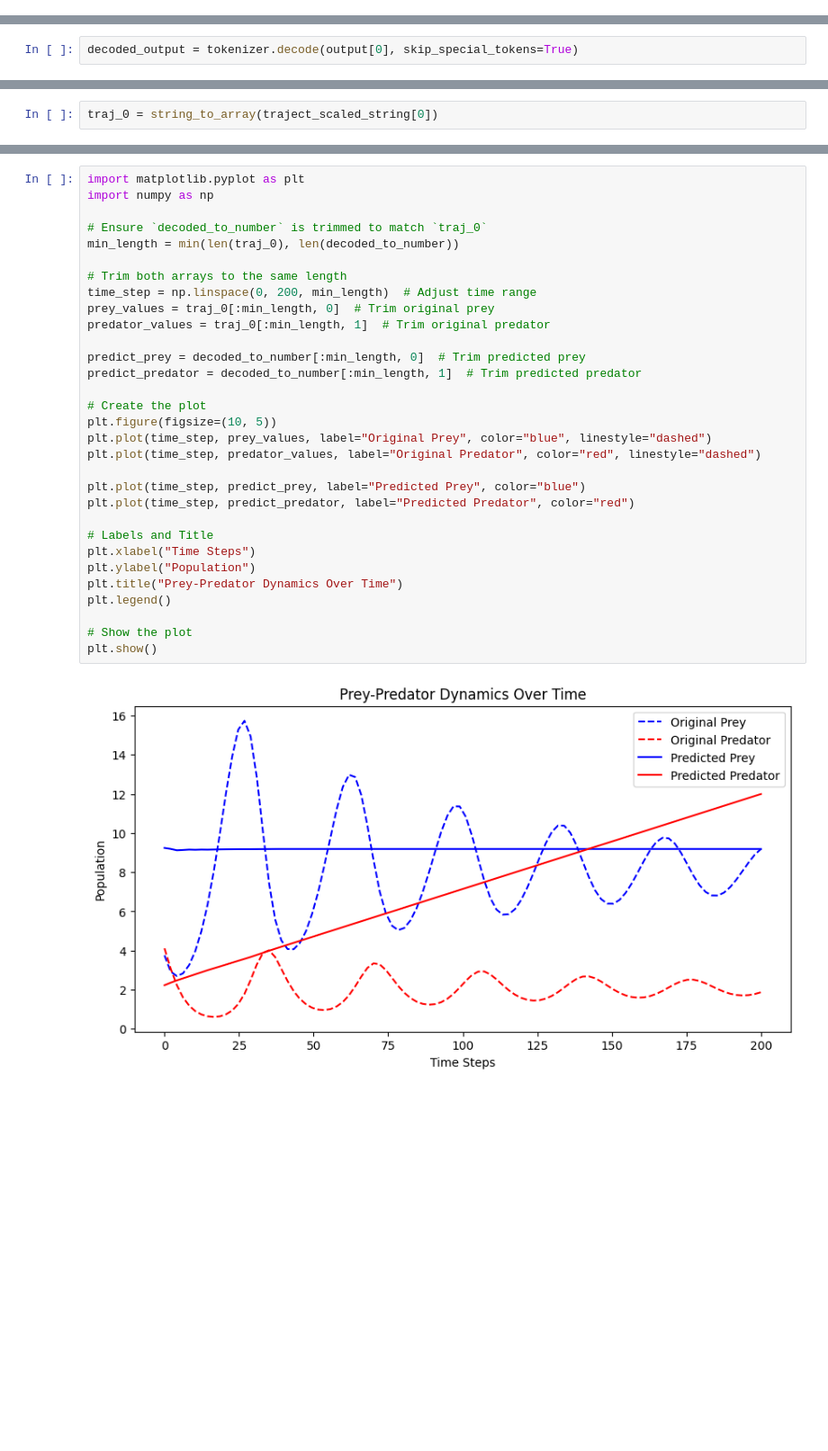
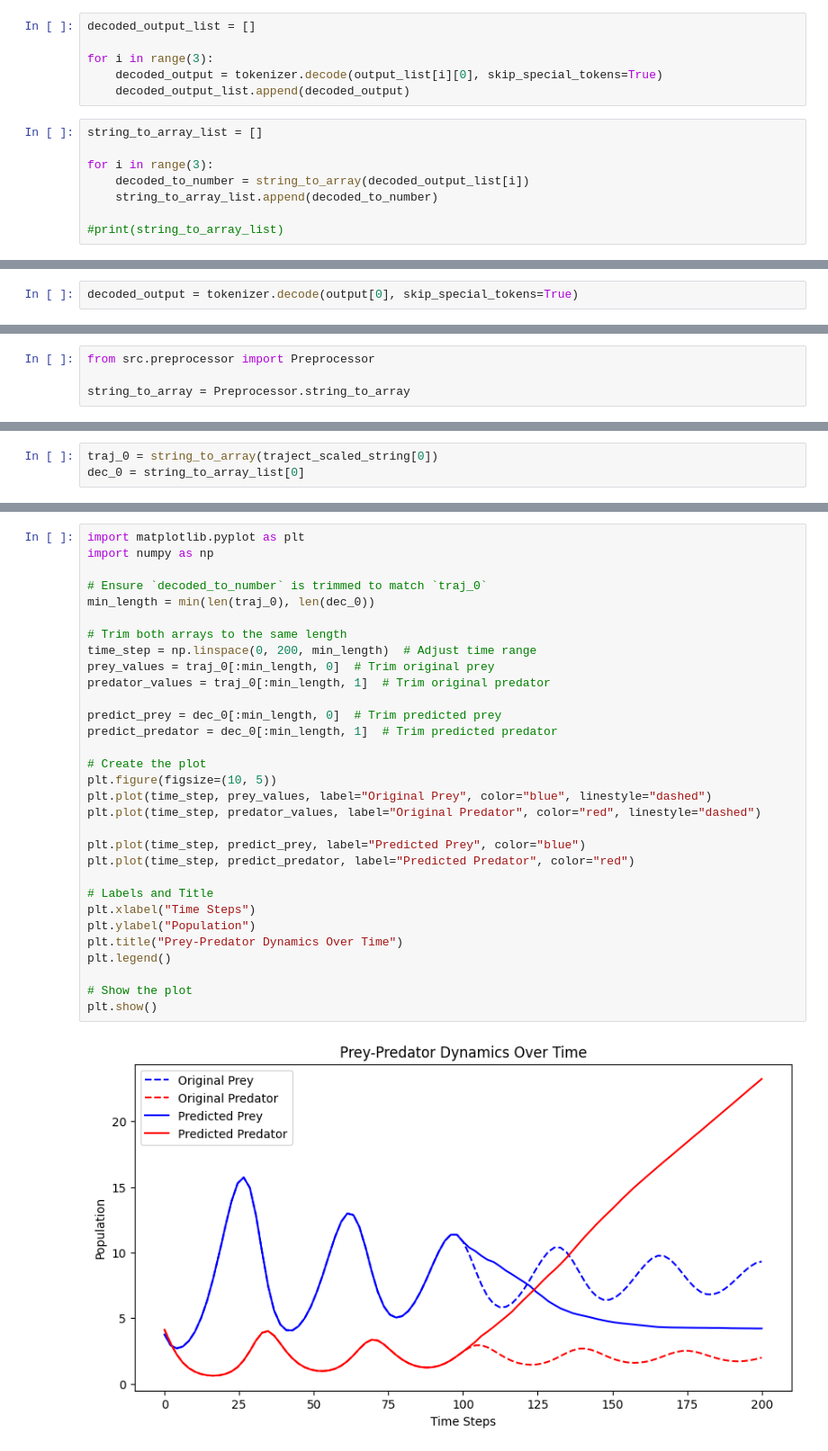
Before and after one commit to MatteoMancini01/M2_Cw, a Jupyter notebook: notebook.ipynb, the cells around one changed output, grey strips where cells are left out. Shown at 90% size. Saved outputs shown, nothing was run; the diff lists cells and outputs as text; blank space fills up the shorter version.

```diff
--- a/notebook.ipynb
+++ b/notebook.ipynb
@@ -405 +550,15 @@ print(tokenizer.decode(output[0], skip_special_tokens=True)) # Decoding output
+# %%
+decoded_output_list = []
+
+for i in range(3):
+    decoded_output = tokenizer.decode(output_list[i][0], skip_special_tokens=True)
+    decoded_output_list.append(decoded_output)
+# %%
+string_to_array_list = []
+
+for i in range(3):
+    decoded_to_number = string_to_array(decoded_output_list[i])
+    string_to_array_list.append(decoded_to_number)
+
+#print(string_to_array_list)
 # %%
@@ -484,3 +583,7 @@ def string_to_array(formatted_string):
+# %%
+from src.preprocessor import Preprocessor
+
+string_to_array = Preprocessor.string_to_array
 # %%
 decoded_to_number = string_to_array(decoded_output)
 decoded_to_number
@@ -505,3 +608,4 @@ array([[ 9.24 ,  2.229],
 # %%
 traj_0 = string_to_array(traject_scaled_string[0])
+dec_0 = string_to_array_list[0]
 # %%
@@ -517,33 +617,33 @@ array([  0.,   0.,   0., ..., 200., 200., 200.])
 # %%
 import matplotlib.pyplot as plt
 import numpy as np
 
 # Ensure `decoded_to_number` is trimmed to match `traj_0`
-min_length = min(len(traj_0), len(decoded_to_number))
+min_length = min(len(traj_0), len(dec_0))
 
 # Trim both arrays to the same length
 time_step = np.linspace(0, 200, min_length)  # Adjust time range
 prey_values = traj_0[:min_length, 0]  # Trim original prey
 predator_values = traj_0[:min_length, 1]  # Trim original predator
 
-predict_prey = decoded_to_number[:min_length, 0]  # Trim predicted prey
-predict_predator = decoded_to_number[:min_length, 1]  # Trim predicted predator
+predict_prey = dec_0[:min_length, 0]  # Trim predicted prey
+predict_predator = dec_0[:min_length, 1]  # Trim predicted predator
 
 # Create the plot
 plt.figure(figsize=(10, 5))
 plt.plot(time_step, prey_values, label="Original Prey", color="blue", linestyle="dashed")
 plt.plot(time_step, predator_values, label="Original Predator", color="red", linestyle="dashed")
 
 plt.plot(time_step, predict_prey, label="Predicted Prey", color="blue")
 plt.plot(time_step, predict_predator, label="Predicted Predator", color="red")
 
 # Labels and Title
 plt.xlabel("Time Steps")
 plt.ylabel("Population")
 plt.title("Prey-Predator Dynamics Over Time")
 plt.legend()
 
 # Show the plot
 plt.show()
 # %% [output]
-[figure, old version]
+[figure, new version]
```
Also changed, not shown: parts of 33 cells of this notebook, 1 other file.
